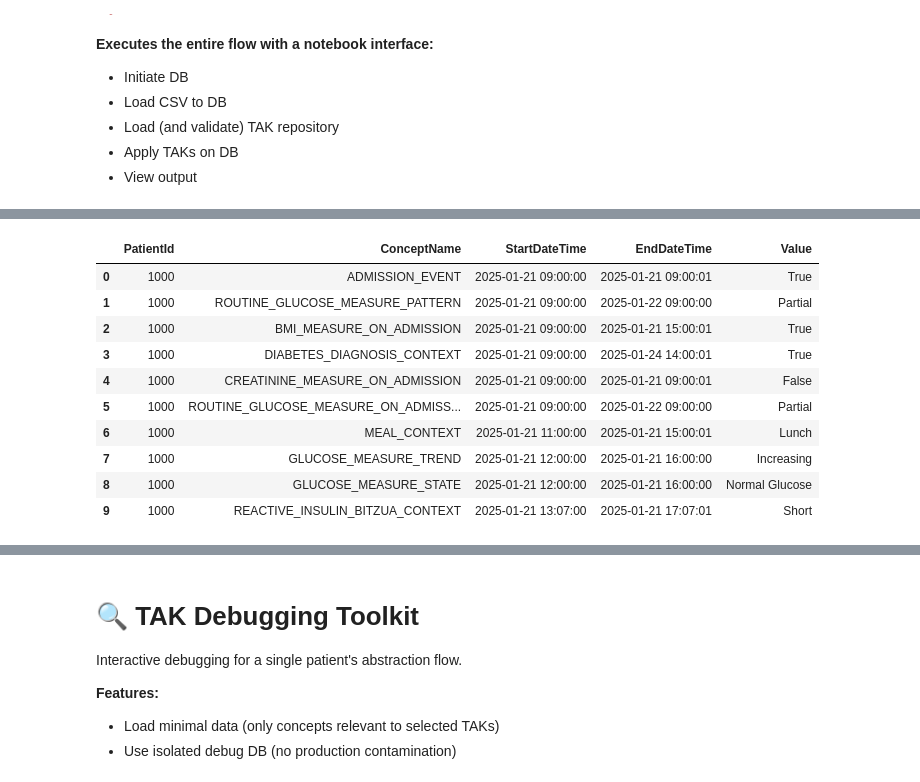
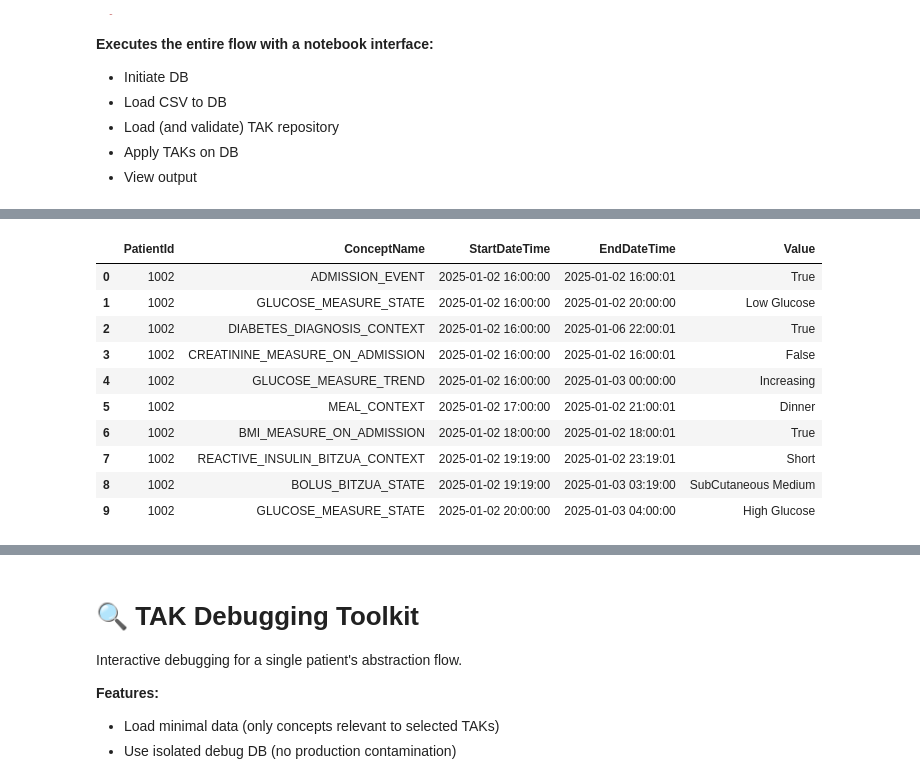
Before and after one commit to shaharoded/Mediator, a Jupyter notebook: run_mediator.ipynb, the cells around one changed output, grey strips where cells are left out. Cells and saved outputs as stored; diff of their text form; code cells hidden in the pictures.

```diff
--- a/run_mediator.ipynb
+++ b/run_mediator.ipynb
@@ -241,26 +249,25 @@ PHASE 2: Processing 12 Patients (max_workers=4)
 # %%
 # Query OutputPatientData
 query = """
 SELECT PatientId, ConceptName, StartDateTime, EndDateTime, Value
 FROM OutputPatientData
-WHERE PatientId = 1000
 """
 
 df_results = pd.read_sql_query(query, da.conn)
 df_results = df_results.sort_values(by=["StartDateTime"], ignore_index=True)
 df_results.head(10)
 # %% [output]
 |  | PatientId | ConceptName | StartDateTime | EndDateTime | Value |
-| 0 | 1000 | ADMISSION_EVENT | 2025-01-21 09:00:00 | 2025-01-21 09:00:01 | True |
-| 1 | 1000 | ROUTINE_GLUCOSE_MEASURE_PATTERN | 2025-01-21 09:00:00 | 2025-01-22 09:00:00 | Partial |
-| 2 | 1000 | BMI_MEASURE_ON_ADMISSION | 2025-01-21 09:00:00 | 2025-01-21 15:00:01 | True |
-| 3 | 1000 | DIABETES_DIAGNOSIS_CONTEXT | 2025-01-21 09:00:00 | 2025-01-24 14:00:01 | True |
-| 4 | 1000 | CREATININE_MEASURE_ON_ADMISSION | 2025-01-21 09:00:00 | 2025-01-21 09:00:01 | False |
-| 5 | 1000 | ROUTINE_GLUCOSE_MEASURE_ON_ADMISS... | 2025-01-21 09:00:00 | 2025-01-22 09:00:00 | Partial |
-| 6 | 1000 | MEAL_CONTEXT | 2025-01-21 11:00:00 | 2025-01-21 15:00:01 | Lunch |
-| 7 | 1000 | GLUCOSE_MEASURE_TREND | 2025-01-21 12:00:00 | 2025-01-21 16:00:00 | Increasing |
-| 8 | 1000 | GLUCOSE_MEASURE_STATE | 2025-01-21 12:00:00 | 2025-01-21 16:00:00 | Normal Glucose |
-| 9 | 1000 | REACTIVE_INSULIN_BITZUA_CONTEXT | 2025-01-21 13:07:00 | 2025-01-21 17:07:01 | Short |
+| 0 | 1002 | ADMISSION_EVENT | 2025-01-02 16:00:00 | 2025-01-02 16:00:01 | True |
+| 1 | 1002 | GLUCOSE_MEASURE_STATE | 2025-01-02 16:00:00 | 2025-01-02 20:00:00 | Low Glucose |
+| 2 | 1002 | DIABETES_DIAGNOSIS_CONTEXT | 2025-01-02 16:00:00 | 2025-01-06 22:00:01 | True |
+| 3 | 1002 | CREATININE_MEASURE_ON_ADMISSION | 2025-01-02 16:00:00 | 2025-01-02 16:00:01 | False |
+| 4 | 1002 | GLUCOSE_MEASURE_TREND | 2025-01-02 16:00:00 | 2025-01-03 00:00:00 | Increasing |
+| 5 | 1002 | MEAL_CONTEXT | 2025-01-02 17:00:00 | 2025-01-02 21:00:01 | Dinner |
+| 6 | 1002 | BMI_MEASURE_ON_ADMISSION | 2025-01-02 18:00:00 | 2025-01-02 18:00:01 | True |
+| 7 | 1002 | REACTIVE_INSULIN_BITZUA_CONTEXT | 2025-01-02 19:19:00 | 2025-01-02 23:19:01 | Short |
+| 8 | 1002 | BOLUS_BITZUA_STATE | 2025-01-02 19:19:00 | 2025-01-03 03:19:00 | SubCutaneous Medium |
+| 9 | 1002 | GLUCOSE_MEASURE_STATE | 2025-01-02 20:00:00 | 2025-01-03 04:00:00 | High Glucose |
 # %%
 # Query OutputPatientData
 query = """
```
Also changed, not shown: parts of 5 cells of this notebook, 1 other file.
